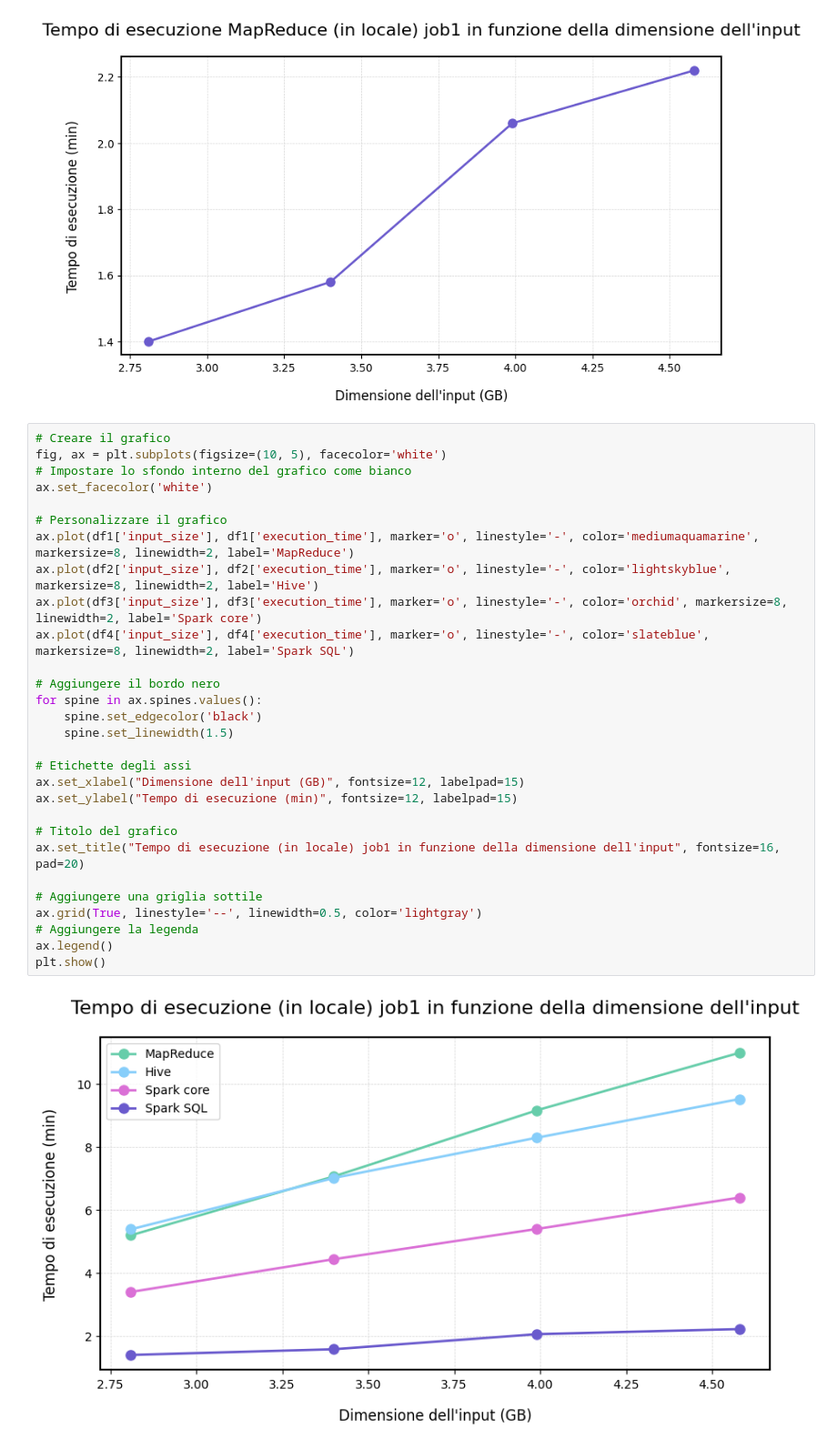
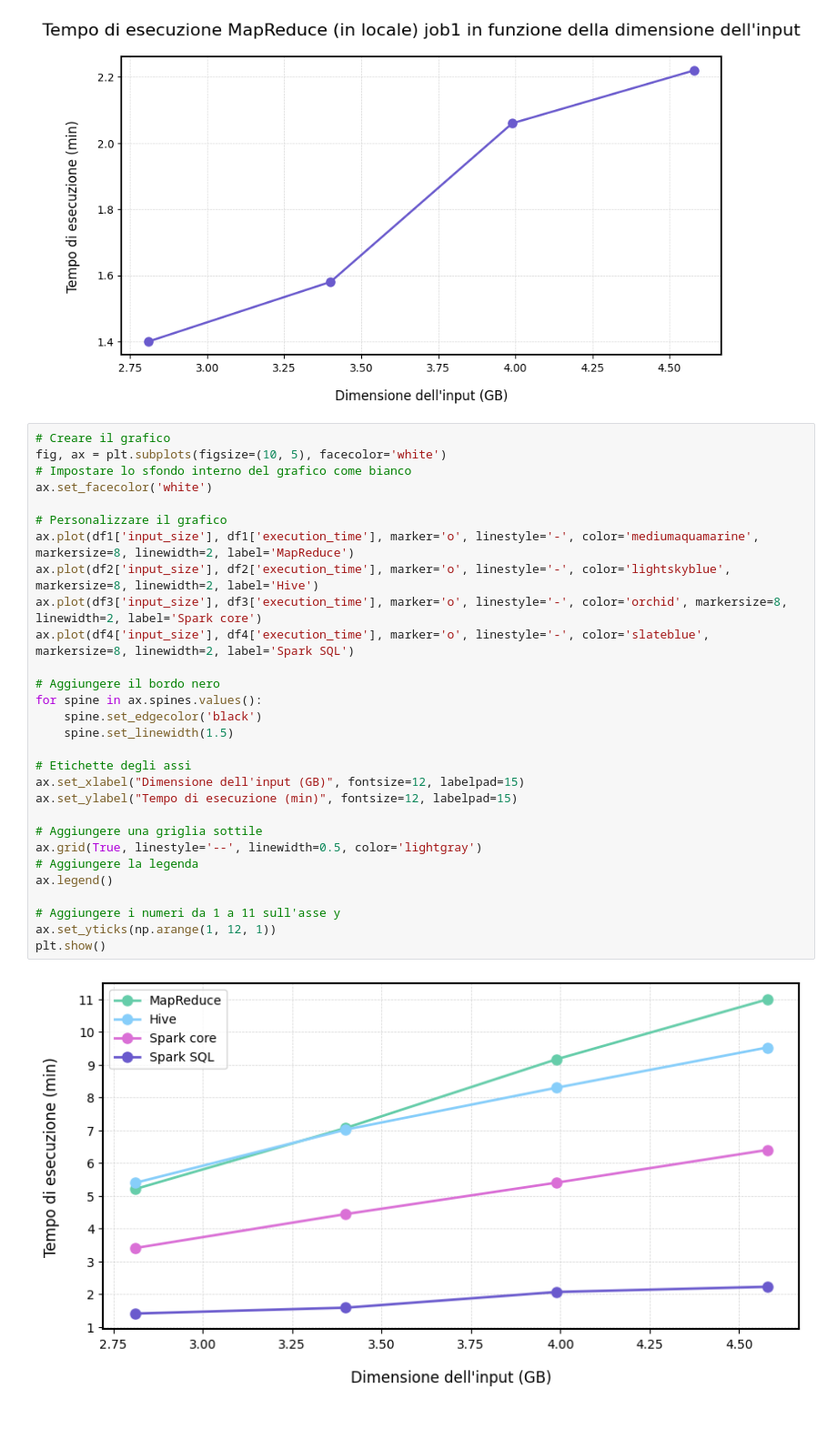
Before and after one commit to elisacatena/BigDataApplications, a Jupyter notebook: execution_times_job1.ipynb, the cells around one changed output. Shown at 91% size. Drawn from its saved outputs; the diff is of its cells as text; blank space fills up the shorter version.

```diff
--- a/execution_times_job1.ipynb
+++ b/execution_times_job1.ipynb
@@ -152,31 +153,31 @@ plt.show()
 # %%
 # Creare il grafico
 fig, ax = plt.subplots(figsize=(10, 5), facecolor='white')
 # Impostare lo sfondo interno del grafico come bianco
 ax.set_facecolor('white')
 
 # Personalizzare il grafico
 ax.plot(df1['input_size'], df1['execution_time'], marker='o', linestyle='-', color='mediumaquamarine', markersize=8, linewidth=2, label='MapReduce')
 ax.plot(df2['input_size'], df2['execution_time'], marker='o', linestyle='-', color='lightskyblue', markersize=8, linewidth=2, label='Hive')
 ax.plot(df3['input_size'], df3['execution_time'], marker='o', linestyle='-', color='orchid', markersize=8, linewidth=2, label='Spark core')
 ax.plot(df4['input_size'], df4['execution_time'], marker='o', linestyle='-', color='slateblue', markersize=8, linewidth=2, label='Spark SQL')
 
 # Aggiungere il bordo nero
 for spine in ax.spines.values():
     spine.set_edgecolor('black')
     spine.set_linewidth(1.5)
 
 # Etichette degli assi
 ax.set_xlabel("Dimensione dell'input (GB)", fontsize=12, labelpad=15)
 ax.set_ylabel("Tempo di esecuzione (min)", fontsize=12, labelpad=15)
 
-# Titolo del grafico
-ax.set_title("Tempo di esecuzione (in locale) job1 in funzione della dimensione dell'input", fontsize=16, pad=20)
-
 # Aggiungere una griglia sottile
 ax.grid(True, linestyle='--', linewidth=0.5, color='lightgray')
 # Aggiungere la legenda
 ax.legend()
+
+# Aggiungere i numeri da 1 a 11 sull'asse y
+ax.set_yticks(np.arange(1, 12, 1))
 plt.show()
 # %% [output]
-[figure, old version]
+[figure, new version]
```
Also changed, not shown: parts of 1 cell of this notebook.
